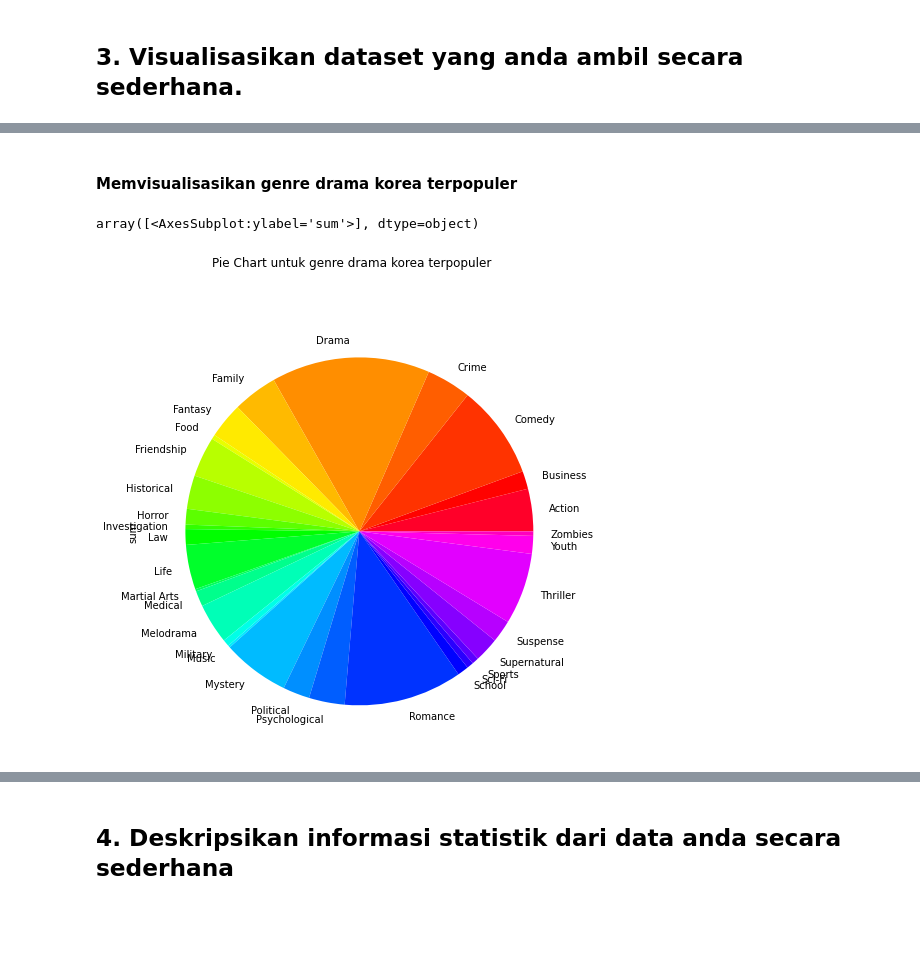
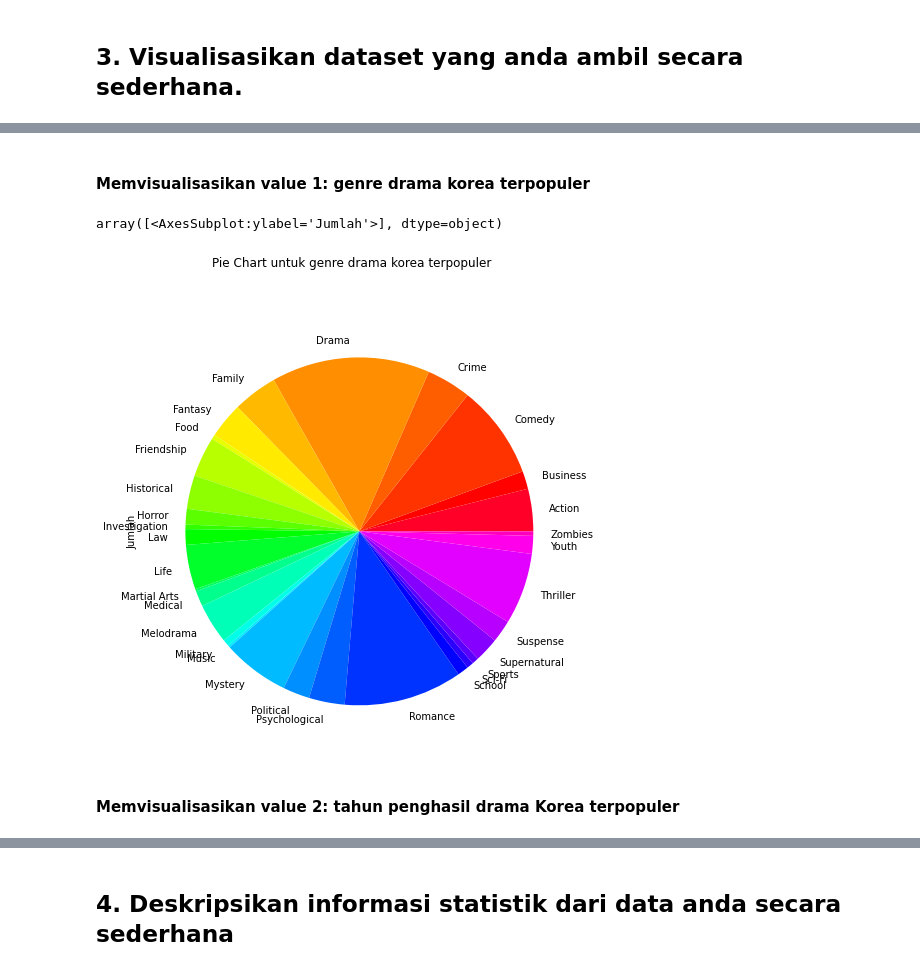
Before and after one commit to YusufSyam/Data-Mining, a Jupyter notebook: Tugas Kuliah/Tugas 1/Muh. Yusuf Syam-H071191044.ipynb, the cells around one changed output, grey strips where cells are left out. Drawn from its saved outputs; the diff is of its cells as text; code cells hidden in the pictures; blank space fills up the shorter version.

Commit message:
Fix untuk value no 2

```diff
--- a/Tugas Kuliah/Tugas 1/Muh. Yusuf Syam-H071191044.ipynb
+++ b/Tugas Kuliah/Tugas 1/Muh. Yusuf Syam-H071191044.ipynb
@@ -78,37 +129,10 @@ data_drakor_year_count.plot(kind='bar', title='Histogram tahun keemasan drama Ko
 # %% [markdown]
-#### Memvisualisasikan genre drama korea terpopuler
+#### Memvisualisasikan value 1: genre drama korea terpopuler
 # %%
-# Membuat fungsi peubah daftar genre yang berbentuk string menjadi list
-def parse_genre(x):
-    genre_raw= x.split(',')
-    genre_list = []
-    for genre in genre_raw:
-        genre_list.append(genre[:].strip())
-
-    return genre_list
-
-# Mengaplikasikan fungsi parse_genre()
-genre_list = list(data_drakor['Genre'].apply(parse_genre))
-
-# Proses membuat daftar genre unik menjadi kolom tambahan
-te= TransactionEncoder()
-te_gl= te.fit(genre_list).transform(genre_list)
-data_drakor_genre_count = pd.DataFrame(te_gl,columns=te.columns_)
-
-# Mengubah nilai boolean(True/False) pada kolom genre baru menjadi integer(1/0)
-data_drakor_genre_count= data_drakor_genre_count.astype(np.int8)
-
-# Transpose data, genre menjadi baris/index
-data_drakor_genre_count= data_drakor_genre_count.transpose()
-
-# Menjumlahkan genre di setiap kolom dan membuatnya menjadi kolom baru
-data_drakor_genre_count['sum']= data_drakor_genre_count[list(data_drakor_genre_count)].sum(axis=1)
-
-# Menghapus semua kolom hanya menyisakan kolom yang berisi jumlah genre
-data_drakor_genre_count= data_drakor_genre_count.iloc[:,-1]
-
 # Visualisasi data dalam bentuk diagram pie dengan color map gist_rainbow
 data_drakor_genre_count.plot(kind='pie', subplots=True, figsize=(8,8), cmap='gist_rainbow', title='Pie Chart untuk genre drama korea terpopuler', legend=False)
 # %% [output]
-array([<AxesSubplot:ylabel='sum'>], dtype=object)
+array([<AxesSubplot:ylabel='Jumlah'>], dtype=object)
-[figure, old version]
+[figure, new version]
+# %% [markdown]
+#### Memvisualisasikan value 2: tahun penghasil drama Korea terpopuler
```
Also changed, not shown: parts of 13 cells of this notebook.
